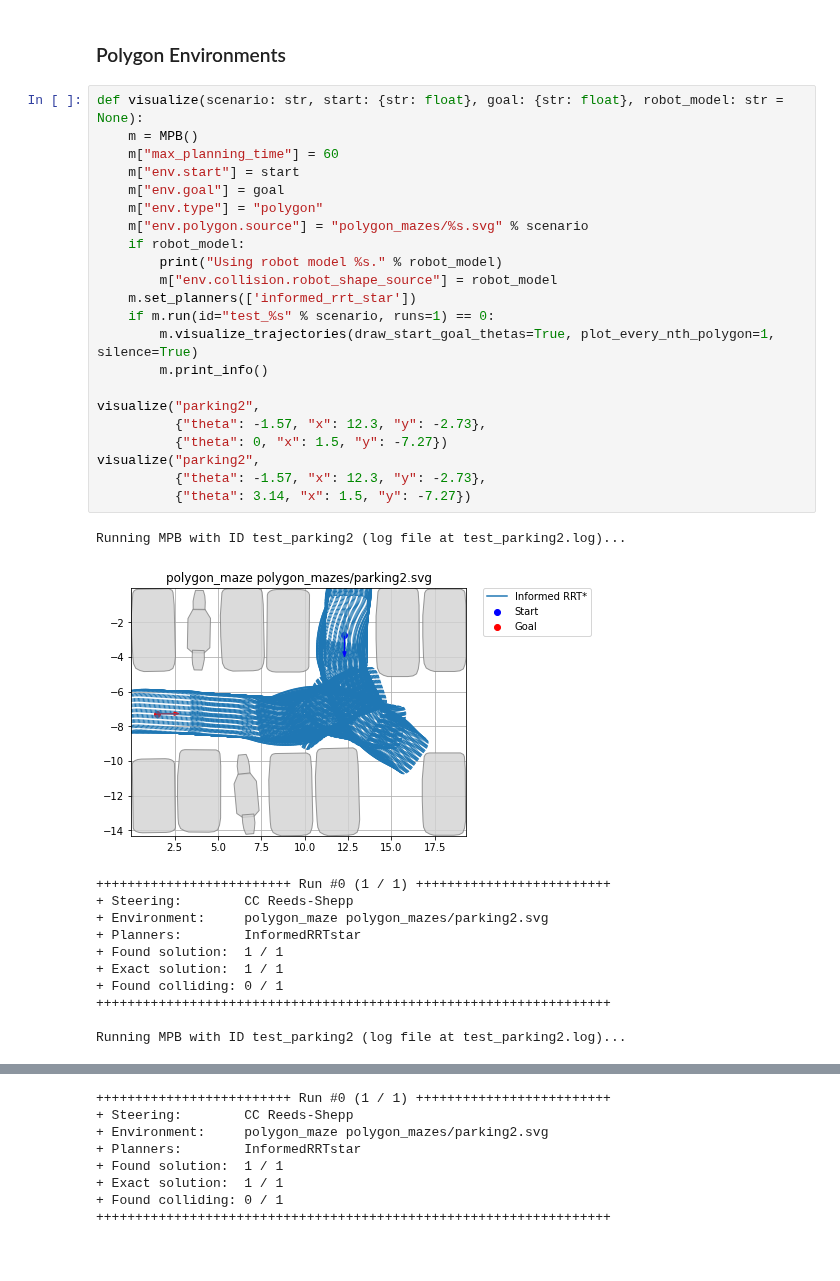
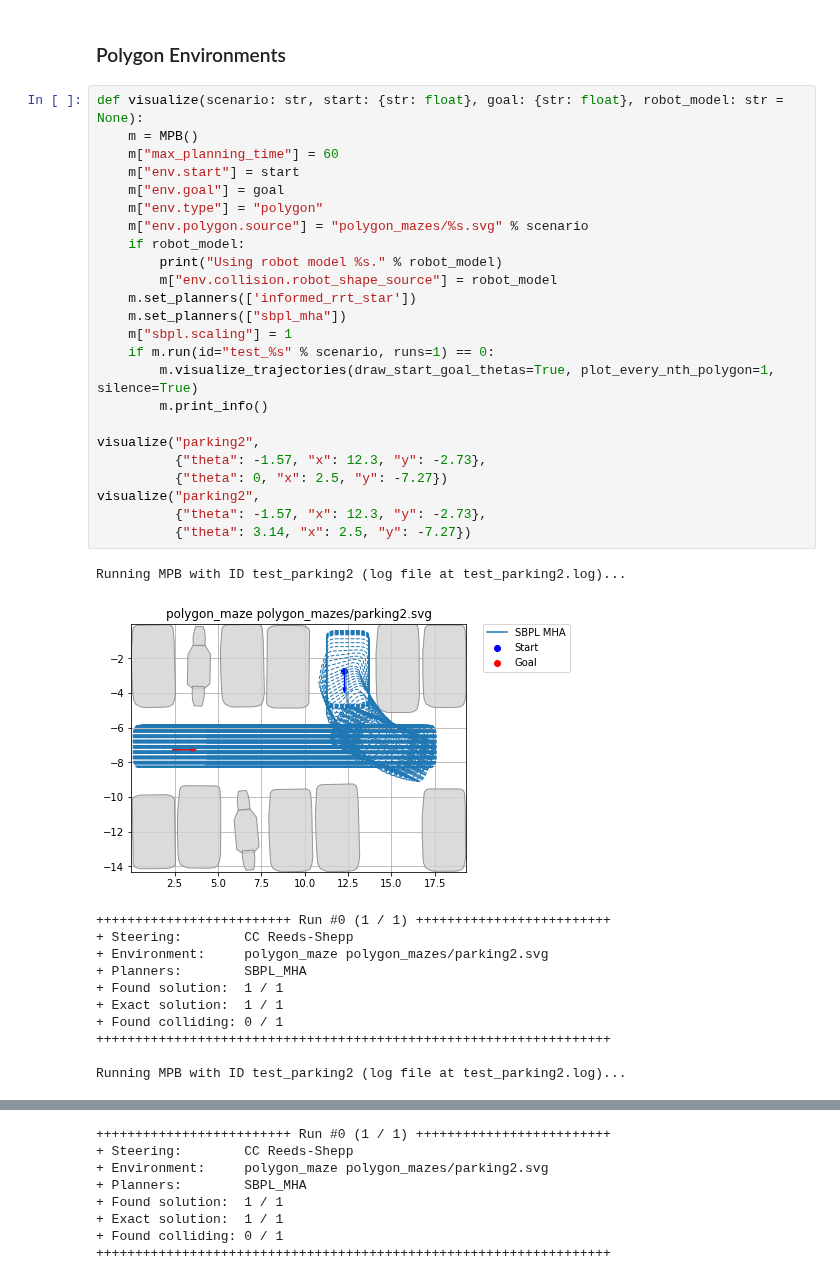
Before and after one commit to robot-motion/bench-mr, a Jupyter notebook: plotting/Polygon Worlds Testing.ipynb, the cells around one changed output, grey strips where cells are left out. Drawn from its saved outputs; the diff is of its cells as text.

```diff
--- a/plotting/Polygon Worlds Testing.ipynb
+++ b/plotting/Polygon Worlds Testing.ipynb
@@ -21,32 +24,34 @@ from copy import deepcopy
 # %%
 def visualize(scenario: str, start: {str: float}, goal: {str: float}, robot_model: str = None):
     m = MPB()
     m["max_planning_time"] = 60
     m["env.start"] = start
     m["env.goal"] = goal
     m["env.type"] = "polygon"
     m["env.polygon.source"] = "polygon_mazes/%s.svg" % scenario
     if robot_model:
         print("Using robot model %s." % robot_model)
         m["env.collision.robot_shape_source"] = robot_model
     m.set_planners(['informed_rrt_star'])
+    m.set_planners(["sbpl_mha"])
+    m["sbpl.scaling"] = 1
     if m.run(id="test_%s" % scenario, runs=1) == 0:
         m.visualize_trajectories(draw_start_goal_thetas=True, plot_every_nth_polygon=1, silence=True)
         m.print_info()
 
 visualize("parking2",
           {"theta": -1.57, "x": 12.3, "y": -2.73},
-          {"theta": 0, "x": 1.5, "y": -7.27})
+          {"theta": 0, "x": 2.5, "y": -7.27})
 visualize("parking2",
           {"theta": -1.57, "x": 12.3, "y": -2.73},
-          {"theta": 3.14, "x": 1.5, "y": -7.27})
+          {"theta": 3.14, "x": 2.5, "y": -7.27})
 # %% [output]
 Running MPB with ID test_parking2 (log file at test_parking2.log)...
-[figure, old version]
+[figure, new version]
 +++++++++++++++++++++++++ Run #0 (1 / 1) +++++++++++++++++++++++++
 + Steering:        CC Reeds-Shepp
 + Environment:     polygon_maze polygon_mazes/parking2.svg
-+ Planners:        InformedRRTstar
++ Planners:        SBPL_MHA
 + Found solution:  1 / 1
 + Exact solution:  1 / 1
 + Found colliding: 0 / 1
@@ -57,7 +62,7 @@ Running MPB with ID test_parking2 (log file at test_parking2.log)...
 +++++++++++++++++++++++++ Run #0 (1 / 1) +++++++++++++++++++++++++
 + Steering:        CC Reeds-Shepp
 + Environment:     polygon_maze polygon_mazes/parking2.svg
-+ Planners:        InformedRRTstar
++ Planners:        SBPL_MHA
 + Found solution:  1 / 1
 + Exact solution:  1 / 1
 + Found colliding: 0 / 1
```
Also changed, not shown: parts of 3 cells of this notebook.
